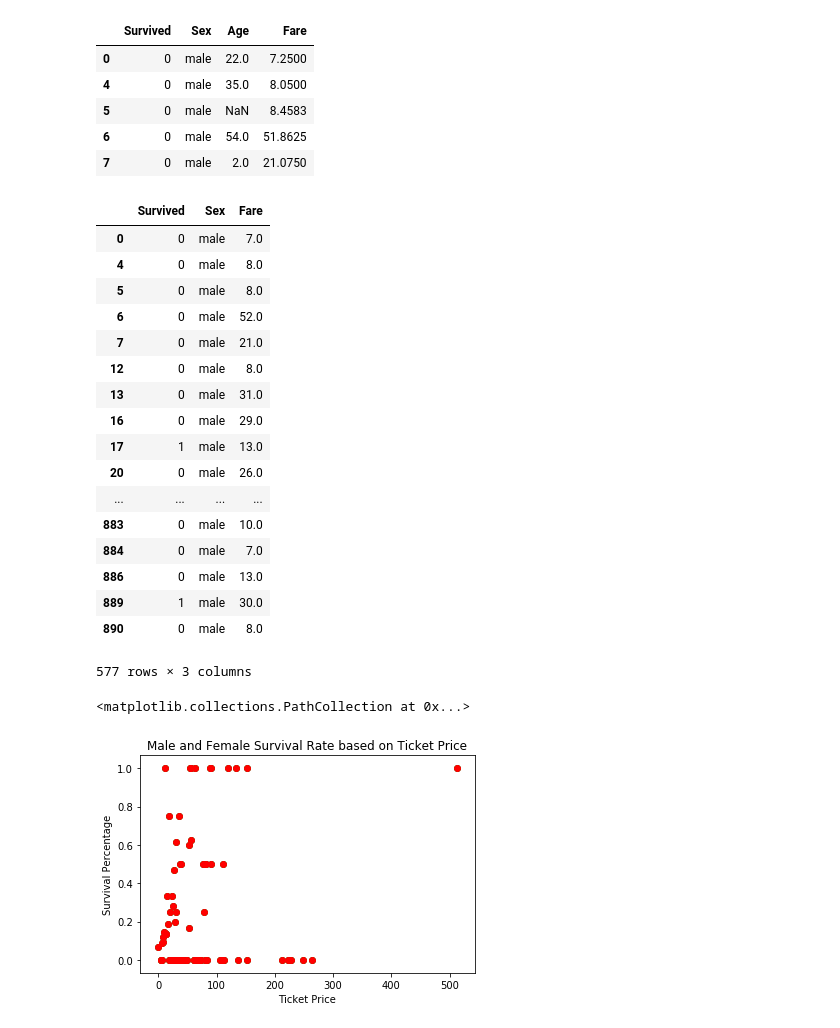
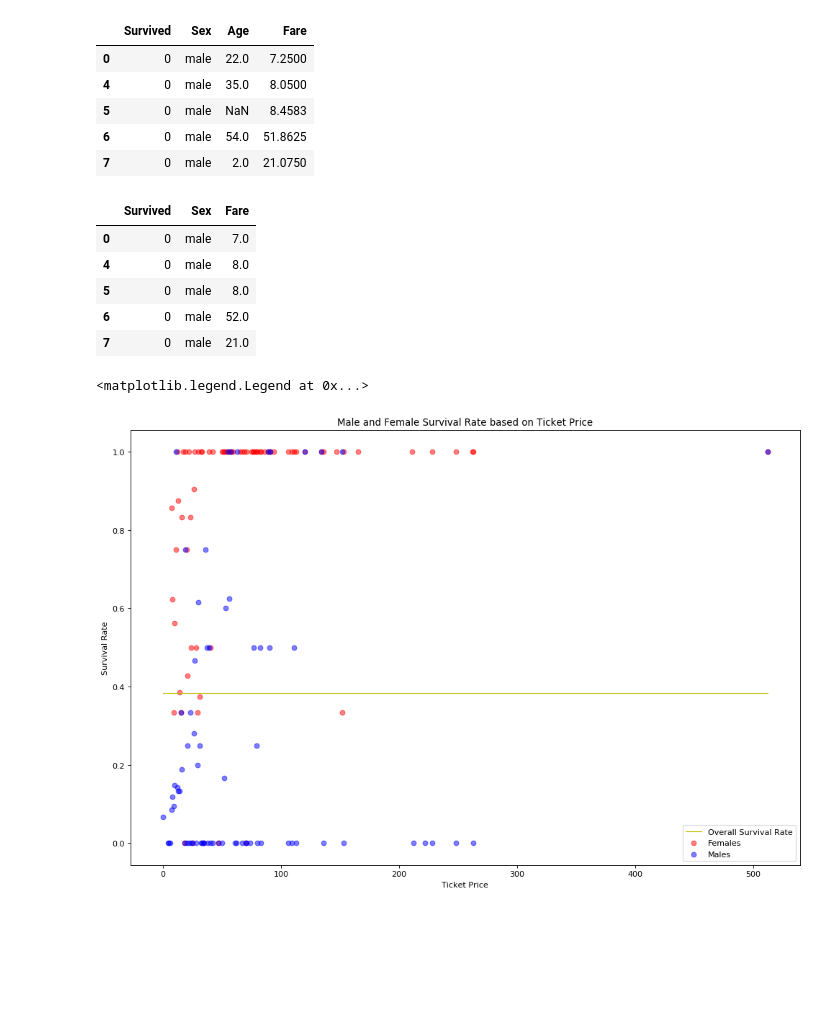
Before and after one commit to JSitter/DS-1-Data-Analysis, a Jupyter notebook: Titanic Story.ipynb, the cells around one changed output. Saved outputs shown, nothing was run; the diff lists cells and outputs as text; code cells hidden in the pictures; blank space fills up the shorter version.

```diff
--- a/Titanic Story.ipynb
+++ b/Titanic Story.ipynb
@@ -193,7 +194,7 @@ total_male_fare = t_df.loc[t_df.Sex == "male", {"Fare", "Survived", "Sex"}].roun
 #survived_male_fare = Counter(total_male_fare[total_male_fare.Survived == "1", {"Fare", "Survived"}])
 tot_ref_frame = dict(Counter(total_male_fare.loc[total_male_fare.Fare >= 0, "Fare"]))
 survived_male_fare = Counter(total_male_fare.loc[ total_male_fare.Survived > 0, "Fare"])
-total_male_fare
+total_male_fare.head()
 # x = []
 # y = []
 # for key in tot_ref_frame:
@@ -215,51 +216,47 @@ total_male_fare
 | 5 | 0 | male | 8.0 |
 | 6 | 0 | male | 52.0 |
 | 7 | 0 | male | 21.0 |
-| 12 | 0 | male | 8.0 |
-| 13 | 0 | male | 31.0 |
-| 16 | 0 | male | 29.0 |
-| 17 | 1 | male | 13.0 |
-| 20 | 0 | male | 26.0 |
-| ... | ... | ... | ... |
-| 883 | 0 | male | 10.0 |
-| 884 | 0 | male | 7.0 |
-| 886 | 0 | male | 13.0 |
-| 889 | 1 | male | 30.0 |
-| 890 | 0 | male | 8.0 |
-577 rows × 3 columns
 # %%
 def get_xy_points_survival_rate_and_price(sex, survival = True):
     fares_df = t_df.loc[t_df.Sex == sex, {"Fare", "Survived"}].round(0)
 
     fares_hist = dict(Counter(fares_df.loc[fares_df.Fare >= 0, "Fare"]))
 
     if not survival:
         mortality_hist = Counter(fares_df.loc[ fares_df.Survived == False, "Fare"])
 
     else:
         mortality_hist = Counter(fares_df.loc[fares_df.Survived > 0 , "Fare"])
 
     x_list = []
     y_list = []
     for key in fares_hist:
         if key in mortality_hist:
             x_list.append(key)
             y_list.append(mortality_hist[key]/fares_hist[key])
         else:
             x_list.append(key)
             y_list.append(0)
 
     coords = ( x_list , y_list )
 
     return coords
 
 male_coords = get_xy_points_survival_rate_and_price("male")
 female_coords = get_xy_points_survival_rate_and_price("female")
+
+total_passengers = len(t_df)
+surviving_passengers = len(t_df[t_df.Survived > 0])
+avg_survival_rate = surviving_passengers / total_passengers
+
+plt.figure(num=None, figsize=(15, 10), dpi=80, facecolor='w', edgecolor='k')
 plt.xlabel("Ticket Price")
-plt.ylabel("Survival Percentage")
+plt.ylabel("Survival Rate")
 plt.title("Male and Female Survival Rate based on Ticket Price")
-plt.scatter(male_coords[0],male_coords[1],color='g')
-plt.scatter(female_coords[0], female_coords[1],color='r')
+plt.scatter(female_coords[0], female_coords[1],color='r', alpha=0.5)
+plt.scatter(male_coords[0],male_coords[1],color='b', alpha=0.5)
+plt.plot([0, 512], [avg_survival_rate, avg_survival_rate], color='y', linestyle='-', linewidth=1)
+plt.legend(("Overall Survival Rate", "Females", "Males"))
 # %% [output]
-<matplotlib.collections.PathCollection at 0x...>
+<matplotlib.legend.Legend at 0x...>
-[figure, old version]
+[figure, new version]
```
Also changed, not shown: parts of 6 cells of this notebook, 1 other file.
